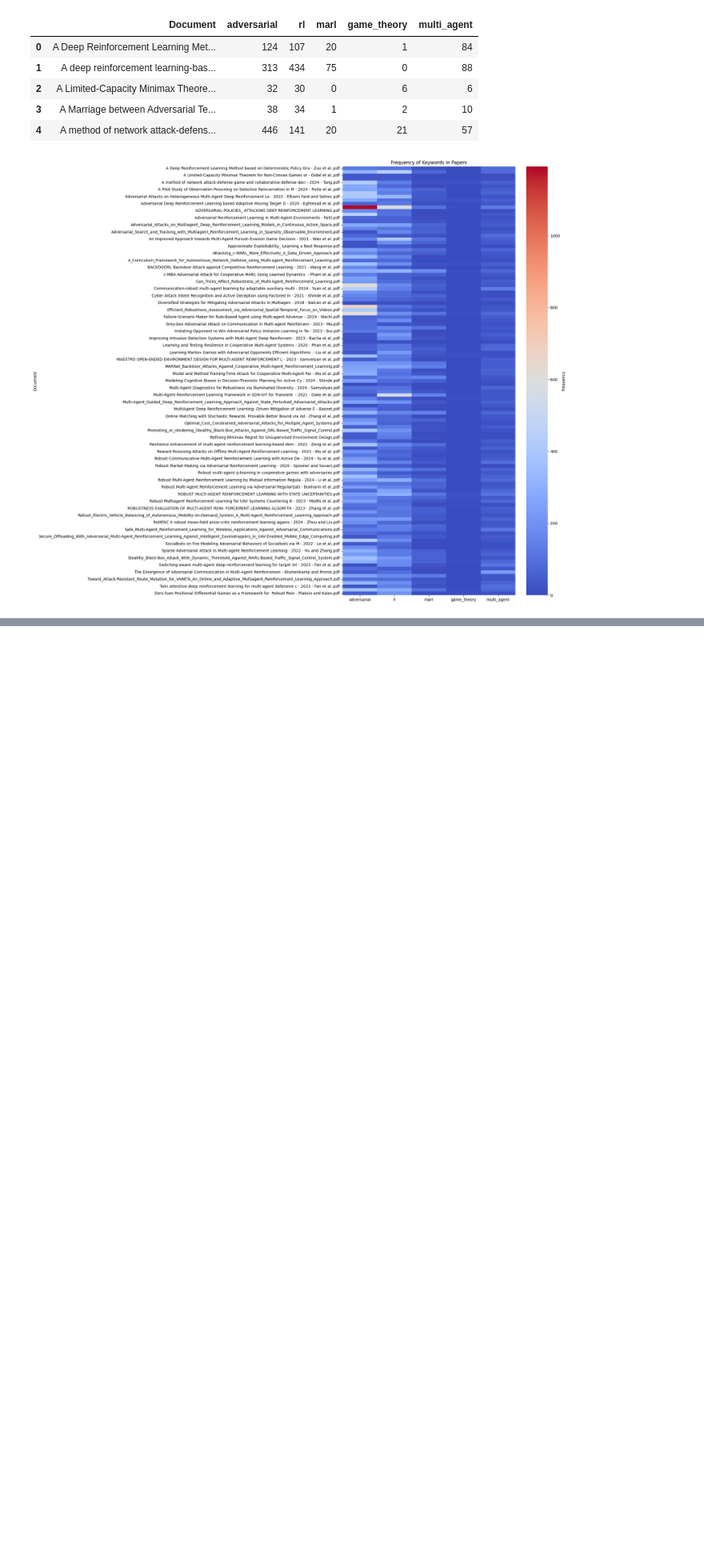
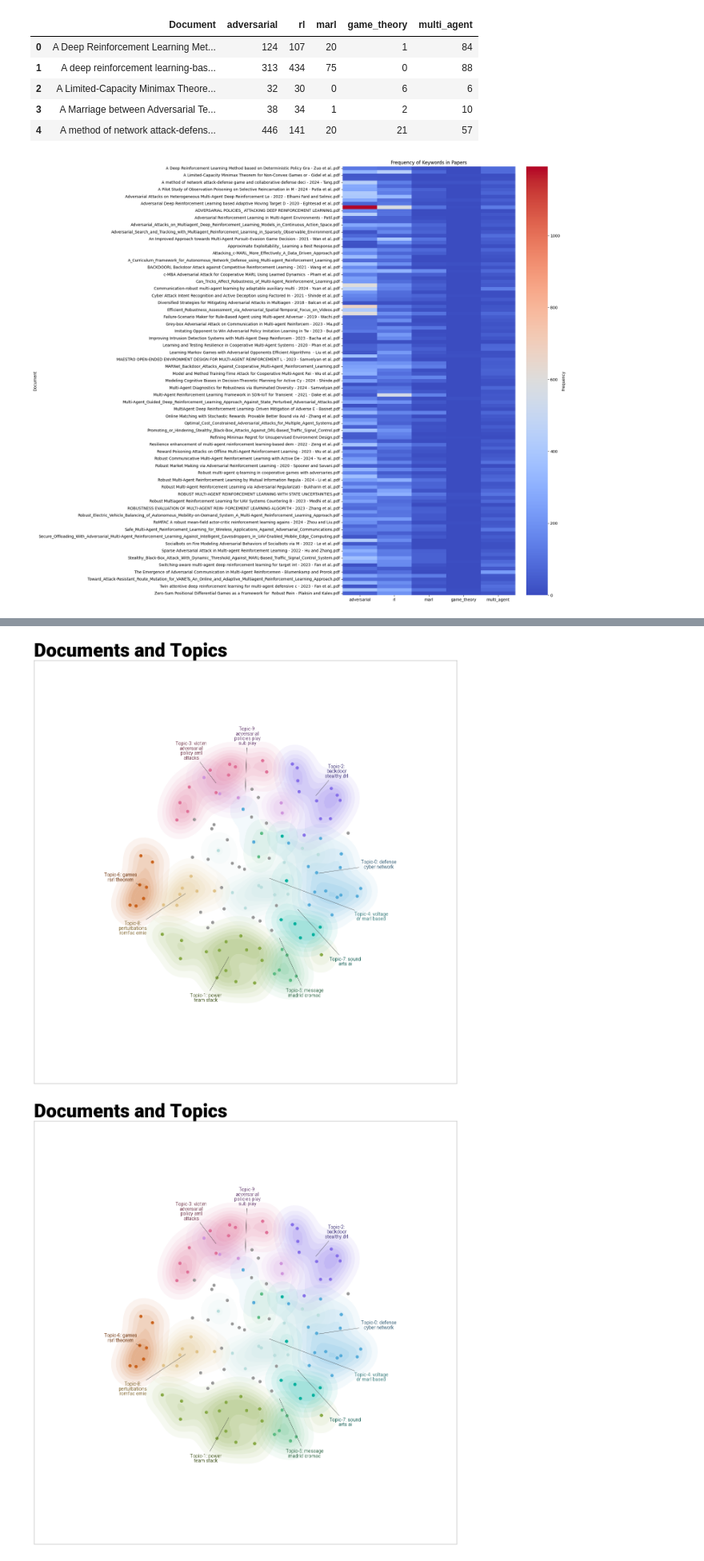
Before and after one commit to HamBa-m/sci-scraper, a Jupyter notebook: notebooks/cluster.ipynb, the cells around one changed output, grey strips where cells are left out. Shown at 80% size. Cells and saved outputs as stored; diff of their text form; code cells hidden in the pictures; blank space fills up the shorter version.

```diff
--- a/notebooks/cluster.ipynb
+++ b/notebooks/cluster.ipynb
@@ -363,0 +661,6 @@ plt.show()
+# %%
+# with the original embeddings
+topic_model.visualize_document_datamap(summerized_papers, embeddings=embeddings, custom_labels=True)
+# %% [output]
+[figure, added]
+[figure, added]
```
Also changed, not shown: parts of 14 cells of this notebook, 4 other files.
